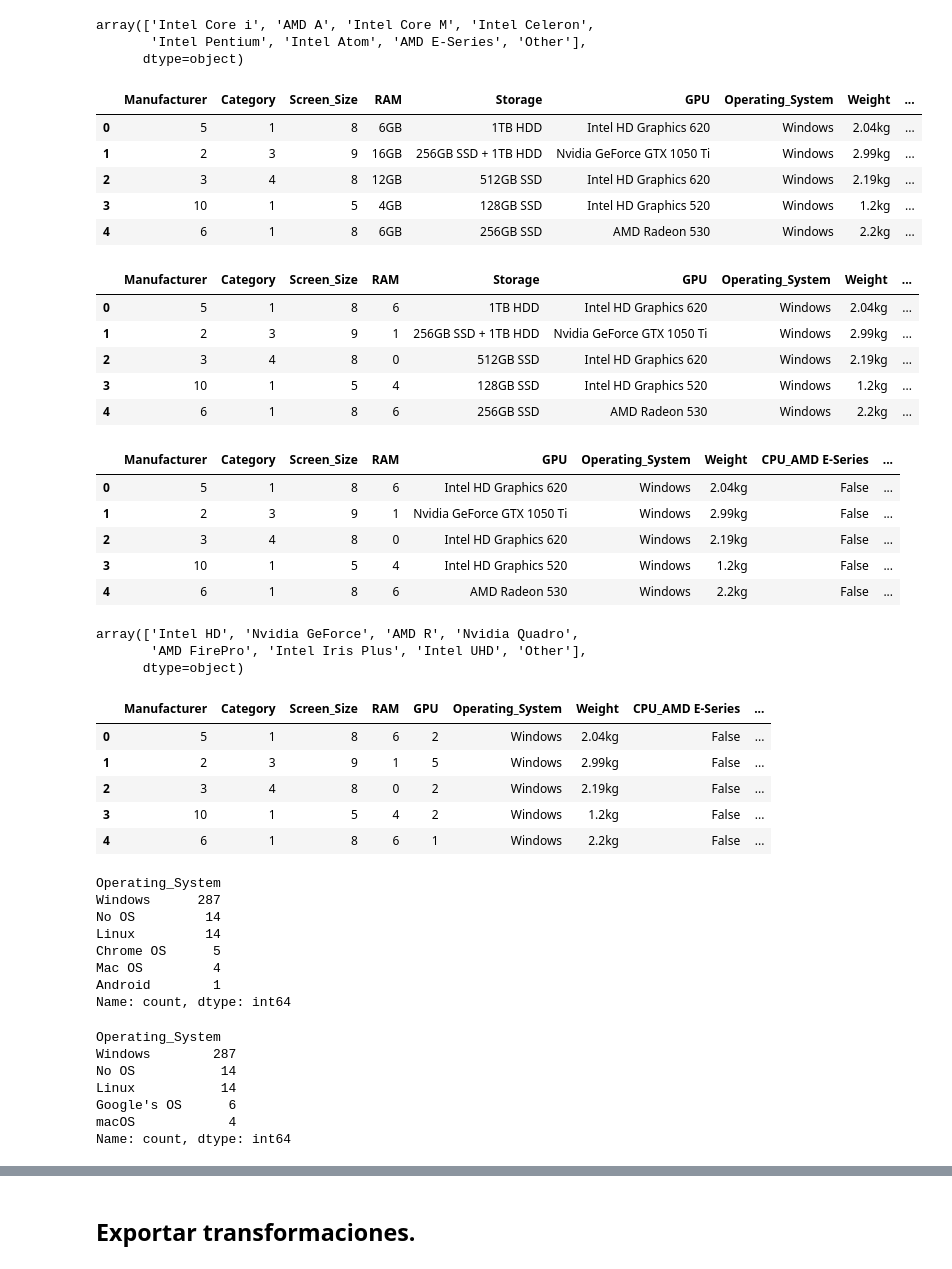
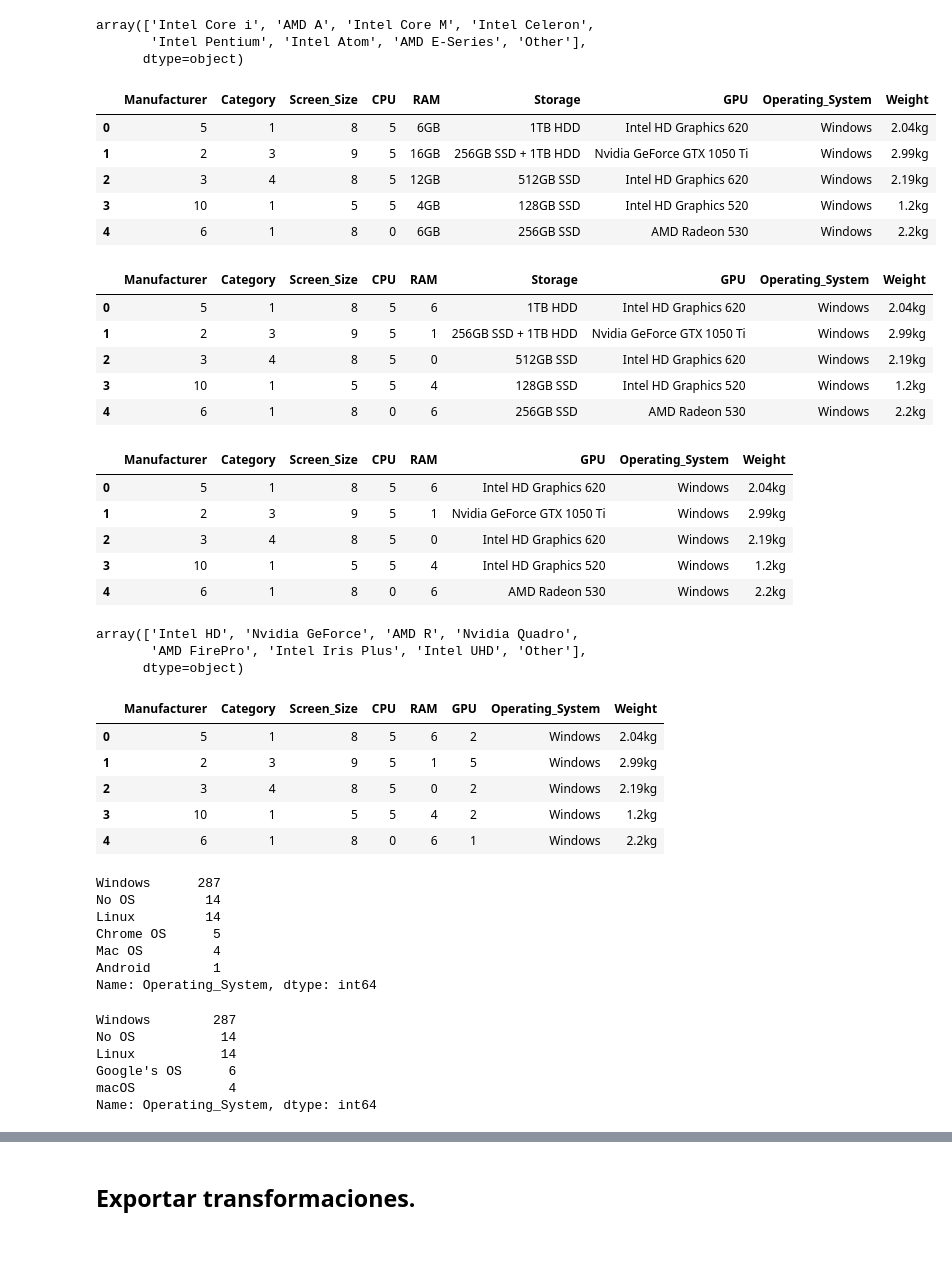
Before and after one commit to dapafer/kaggle-competition, a Jupyter notebook: src/EDA_1.ipynb, the cells around one changed output, grey strips where cells are left out. Cells and saved outputs as stored; diff of their text form; code cells hidden in the pictures.

```diff
--- a/src/EDA.ipynb
+++ b/src/EDA_1.ipynb
@@ -824,17 +812,19 @@ array(['Intel Core i', 'AMD A', 'Intel Core M', 'Intel Celeron',
        'Intel Pentium', 'Intel Atom', 'AMD E-Series', 'Other'],
       dtype=object)
 # %%
-# transformar de categorico a numerico la columna "CPU"
-test = pd.get_dummies(test, columns=['CPU'], drop_first=True)
+# aplicar "LabelEncoder" para transformar de categorico a numerico la columna "CPU"
+le = LabelEncoder()
+
+test['CPU'] = le.fit_transform(test['CPU'])
 
 test.head()
 # %% [output]
-|  | Manufacturer | Category | Screen_Size | RAM | Storage | GPU | Operating_System | Weight | ... |
-| 0 | 5 | 1 | 8 | 6GB | 1TB HDD | Intel HD Graphics 620 | Windows | 2.04kg | ... |
-| 1 | 2 | 3 | 9 | 16GB | 256GB SSD + 1TB HDD | Nvidia GeForce GTX 1050 Ti | Windows | 2.99kg | ... |
-| 2 | 3 | 4 | 8 | 12GB | 512GB SSD | Intel HD Graphics 620 | Windows | 2.19kg | ... |
-| 3 | 10 | 1 | 5 | 4GB | 128GB SSD | Intel HD Graphics 520 | Windows | 1.2kg | ... |
-| 4 | 6 | 1 | 8 | 6GB | 256GB SSD | AMD Radeon 530 | Windows | 2.2kg | ... |
+|  | Manufacturer | Category | Screen_Size | CPU | RAM | Storage | GPU | Operating_System | Weight |
+| 0 | 5 | 1 | 8 | 5 | 6GB | 1TB HDD | Intel HD Graphics 620 | Windows | 2.04kg |
+| 1 | 2 | 3 | 9 | 5 | 16GB | 256GB SSD + 1TB HDD | Nvidia GeForce GTX 1050 Ti | Windows | 2.99kg |
+| 2 | 3 | 4 | 8 | 5 | 12GB | 512GB SSD | Intel HD Graphics 620 | Windows | 2.19kg |
+| 3 | 10 | 1 | 5 | 5 | 4GB | 128GB SSD | Intel HD Graphics 520 | Windows | 1.2kg |
+| 4 | 6 | 1 | 8 | 0 | 6GB | 256GB SSD | AMD Radeon 530 | Windows | 2.2kg |
 # %%
 # aplicar "LabelEncoder" para transformar de categorico a numerico la columna "RAM"
 le = LabelEncoder()
@@ -843,24 +833,24 @@ test['RAM'] = le.fit_transform(test['RAM'])
 
 test.head()
 # %% [output]
-|  | Manufacturer | Category | Screen_Size | RAM | Storage | GPU | Operating_System | Weight | ... |
-| 0 | 5 | 1 | 8 | 6 | 1TB HDD | Intel HD Graphics 620 | Windows | 2.04kg | ... |
-| 1 | 2 | 3 | 9 | 1 | 256GB SSD + 1TB HDD | Nvidia GeForce GTX 1050 Ti | Windows | 2.99kg | ... |
-| 2 | 3 | 4 | 8 | 0 | 512GB SSD | Intel HD Graphics 620 | Windows | 2.19kg | ... |
-| 3 | 10 | 1 | 5 | 4 | 128GB SSD | Intel HD Graphics 520 | Windows | 1.2kg | ... |
-| 4 | 6 | 1 | 8 | 6 | 256GB SSD | AMD Radeon 530 | Windows | 2.2kg | ... |
+|  | Manufacturer | Category | Screen_Size | CPU | RAM | Storage | GPU | Operating_System | Weight |
+| 0 | 5 | 1 | 8 | 5 | 6 | 1TB HDD | Intel HD Graphics 620 | Windows | 2.04kg |
+| 1 | 2 | 3 | 9 | 5 | 1 | 256GB SSD + 1TB HDD | Nvidia GeForce GTX 1050 Ti | Windows | 2.99kg |
+| 2 | 3 | 4 | 8 | 5 | 0 | 512GB SSD | Intel HD Graphics 620 | Windows | 2.19kg |
+| 3 | 10 | 1 | 5 | 5 | 4 | 128GB SSD | Intel HD Graphics 520 | Windows | 1.2kg |
+| 4 | 6 | 1 | 8 | 0 | 6 | 256GB SSD | AMD Radeon 530 | Windows | 2.2kg |
 # %%
 # "Storage" no aporta valor, la eliminamos
 test = test.drop('Storage', axis=1)
 
 test.head()
 # %% [output]
-|  | Manufacturer | Category | Screen_Size | RAM | GPU | Operating_System | Weight | CPU_AMD E-Series | ... |
-| 0 | 5 | 1 | 8 | 6 | Intel HD Graphics 620 | Windows | 2.04kg | False | ... |
-| 1 | 2 | 3 | 9 | 1 | Nvidia GeForce GTX 1050 Ti | Windows | 2.99kg | False | ... |
-| 2 | 3 | 4 | 8 | 0 | Intel HD Graphics 620 | Windows | 2.19kg | False | ... |
-| 3 | 10 | 1 | 5 | 4 | Intel HD Graphics 520 | Windows | 1.2kg | False | ... |
-| 4 | 6 | 1 | 8 | 6 | AMD Radeon 530 | Windows | 2.2kg | False | ... |
+|  | Manufacturer | Category | Screen_Size | CPU | RAM | GPU | Operating_System | Weight |
+| 0 | 5 | 1 | 8 | 5 | 6 | Intel HD Graphics 620 | Windows | 2.04kg |
+| 1 | 2 | 3 | 9 | 5 | 1 | Nvidia GeForce GTX 1050 Ti | Windows | 2.99kg |
+| 2 | 3 | 4 | 8 | 5 | 0 | Intel HD Graphics 620 | Windows | 2.19kg |
+| 3 | 10 | 1 | 5 | 5 | 4 | Intel HD Graphics 520 | Windows | 1.2kg |
+| 4 | 6 | 1 | 8 | 0 | 6 | AMD Radeon 530 | Windows | 2.2kg |
 # %%
 # transformar valores de "GPU" para simplificar
 test['GPU'] = test['GPU'].str.replace(r'.*Intel Iris Plus.*', 'Intel Iris Plus', regex=True)\
@@ -890,24 +880,23 @@ test['GPU'] = le.fit_transform(test['GPU'])
 
 test.head()
 # %% [output]
-|  | Manufacturer | Category | Screen_Size | RAM | GPU | Operating_System | Weight | CPU_AMD E-Series | ... |
-| 0 | 5 | 1 | 8 | 6 | 2 | Windows | 2.04kg | False | ... |
-| 1 | 2 | 3 | 9 | 1 | 5 | Windows | 2.99kg | False | ... |
-| 2 | 3 | 4 | 8 | 0 | 2 | Windows | 2.19kg | False | ... |
-| 3 | 10 | 1 | 5 | 4 | 2 | Windows | 1.2kg | False | ... |
-| 4 | 6 | 1 | 8 | 6 | 1 | Windows | 2.2kg | False | ... |
+|  | Manufacturer | Category | Screen_Size | CPU | RAM | GPU | Operating_System | Weight |
+| 0 | 5 | 1 | 8 | 5 | 6 | 2 | Windows | 2.04kg |
+| 1 | 2 | 3 | 9 | 5 | 1 | 5 | Windows | 2.99kg |
+| 2 | 3 | 4 | 8 | 5 | 0 | 2 | Windows | 2.19kg |
+| 3 | 10 | 1 | 5 | 5 | 4 | 2 | Windows | 1.2kg |
+| 4 | 6 | 1 | 8 | 0 | 6 | 1 | Windows | 2.2kg |
 # %%
 # observar columna "Operating_System"
 test.Operating_System.value_counts()
 # %% [output]
-Operating_System
 Windows      287
 No OS         14
 Linux         14
 Chrome OS      5
 Mac OS         4
 Android        1
-Name: count, dtype: int64
+Name: Operating_System, dtype: int64
 # %%
 # transformar valores de "Operating_System" para simplificar
 os_test = {'Mac OS' : 'macOS', 'Chrome OS' : "Google's OS", 'Android' : "Google's OS"}
@@ -916,13 +905,12 @@ test['Operating_System'] = test['Operating_System'].replace(os_test)
 
 test.Operating_System.value_counts()
 # %% [output]
-Operating_System
 Windows        287
 No OS           14
 Linux           14
 Google's OS      6
 macOS            4
-Name: count, dtype: int64
+Name: Operating_System, dtype: int64
 # %%
 # transformar de categorico a numerico la columna "Operating_System"
 test = pd.get_dummies(test, columns=['Operating_System'], drop_first=True)
```
Also changed, not shown: parts of 33 cells of this notebook, 6 other files.
